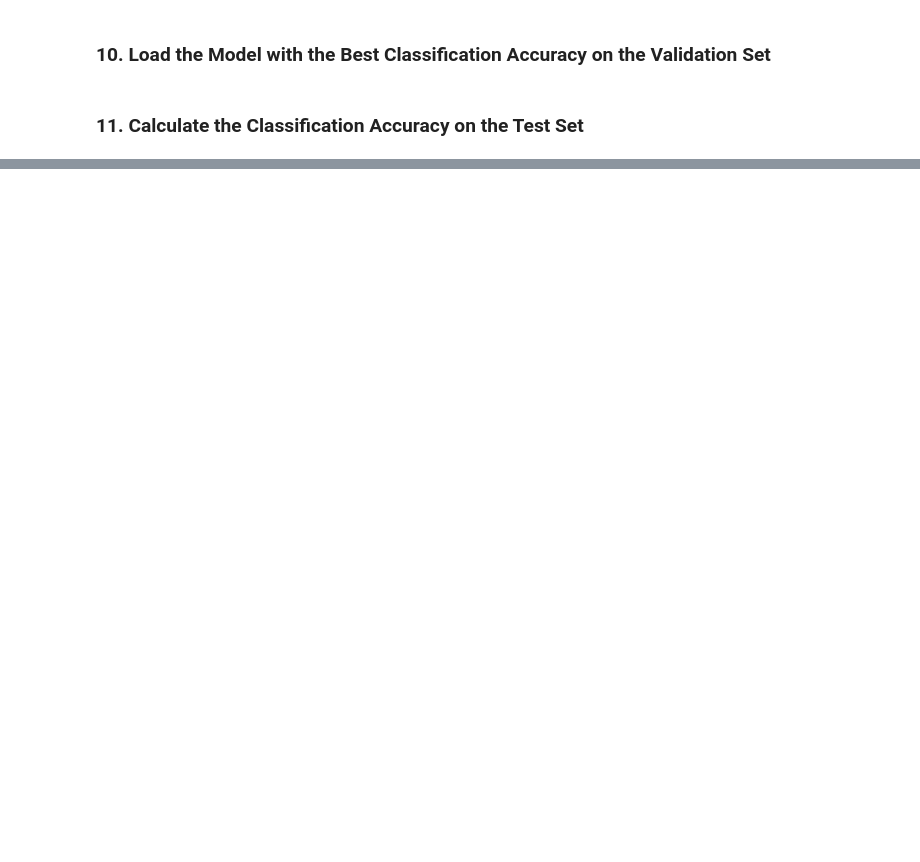
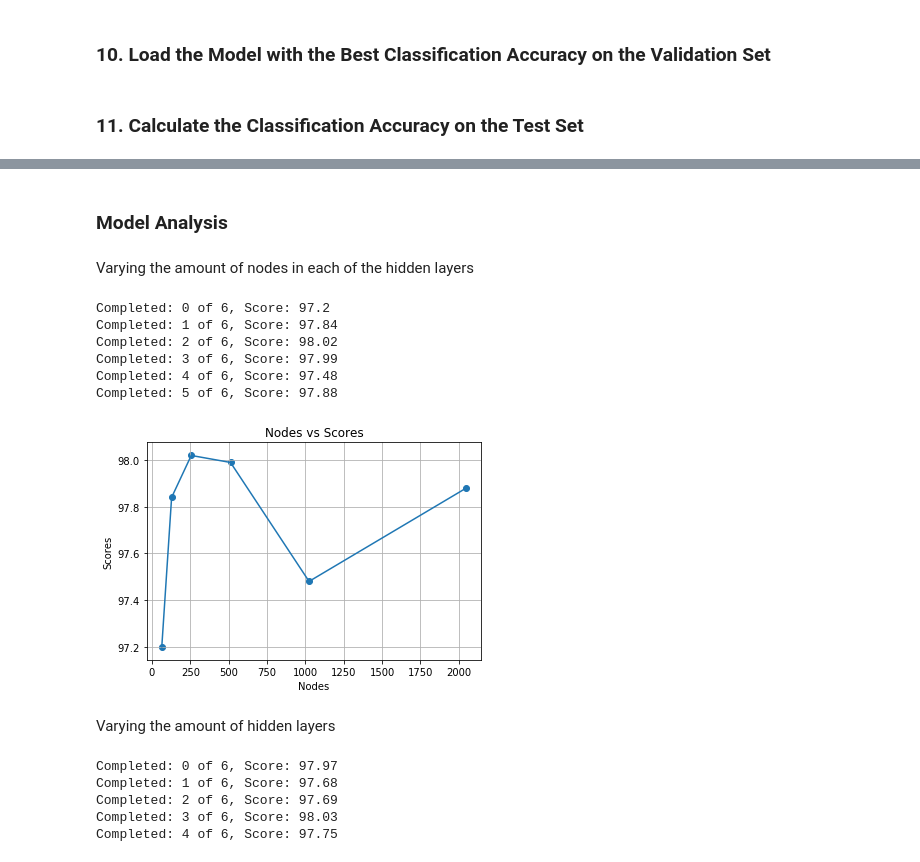
Before and after one commit to ksooklall/Artificial-Intelligence, a Jupyter notebook: Term_2/aind2-cnn/mnist-mlp/mnist_mlp.ipynb, the cells around one changed output, grey strips where cells are left out. Drawn from its saved outputs; the diff is of its cells as text; code cells hidden in the pictures; blank space fills up the shorter version.

Commit message:
analysis of mplp model

```diff
--- a/Term_2/aind2-cnn/mnist-mlp/mnist_mlp.ipynb
+++ b/Term_2/aind2-cnn/mnist-mlp/mnist_mlp.ipynb
@@ -194,0 +196,52 @@ Test accuracy: 98.2100%
+# %% [markdown]
+### Model Analysis
+# %%
+# Putting the model in a method
+def mlp_model(indx, batch_size=64, dropout=True, activation=True, nodes=256,layers=4):
+    model = Sequential()
+    model.add(Flatten(input_shape=X_train.shape[1:]))
+
+    for layer in range(layers):
+        if activation:
+            model.add(Dense(nodes, activation='relu'))
+        else:
+            model.add(Dense(nodes))
+        if dropout:
+            model.add(Dropout(0.2))
+
+    model.add(Dense(10, activation='softmax'))
+    model.compile(loss='categorical_crossentropy', optimizer='rmsprop', metrics=['accuracy'])
+
+    checkpointer = ModelCheckpoint(filepath='mnist.model.best.{}'.format(indx),
+                                   verbose=0, save_best_only=True)
+    hist = model.fit(X_train, y_train, batch_size=batch_size, epochs=10,
+              validation_split=0.2, callbacks=[checkpointer],
+              verbose=0, shuffle=True)
+    model.load_weights('mnist.model.best.{}'.format(indx))
+    score = model.evaluate(X_test, y_test, verbose=0)
+    return 100 * score[1]
+# %%
+def run_model(param):
+    losses = {'nodes': [], 'scores': []}
+    for i, v in enumerate(param):
+        losses['nodes'].append(v)
+        losses['scores'].append(mlp_model(indx=i+1, batch_size=v))
+        print('Completed: {} of {}, Score: {}'.format(i, len(nodes), losses['scores'][-1]))
+    return losses
+# %% [markdown]
+Varying the amount of nodes in each of the hidden layers
+# %%
+nodes = [2**n for n in range(6,12)]
+losses = run_model(nodes)
+# %% [output]
+Completed: 0 of 6, Score: 97.2
+Completed: 1 of 6, Score: 97.84
+Completed: 2 of 6, Score: 98.02
+Completed: 3 of 6, Score: 97.99
+Completed: 4 of 6, Score: 97.48
+Completed: 5 of 6, Score: 97.88
+# %%
+plot_scores(losses['nodes'], losses['scores'], 'Nodes', 'Scores')
+# 256 best option
+# %% [output]
+[figure, added]
@@ -194,0 +257,11 @@ Test accuracy: 98.2100%
+# %% [markdown]
+Varying the amount of hidden layers
+# %%
+hidden_scores = [i for i in range(1, 6)]
+layer_losses = run_model(hidden_layers)
+# %% [output]
+Completed: 0 of 6, Score: 97.97
+Completed: 1 of 6, Score: 97.68
+Completed: 2 of 6, Score: 97.69
+Completed: 3 of 6, Score: 98.03
+Completed: 4 of 6, Score: 97.75
```
Also changed, not shown: parts of 16 cells of this notebook, 1 other file.
